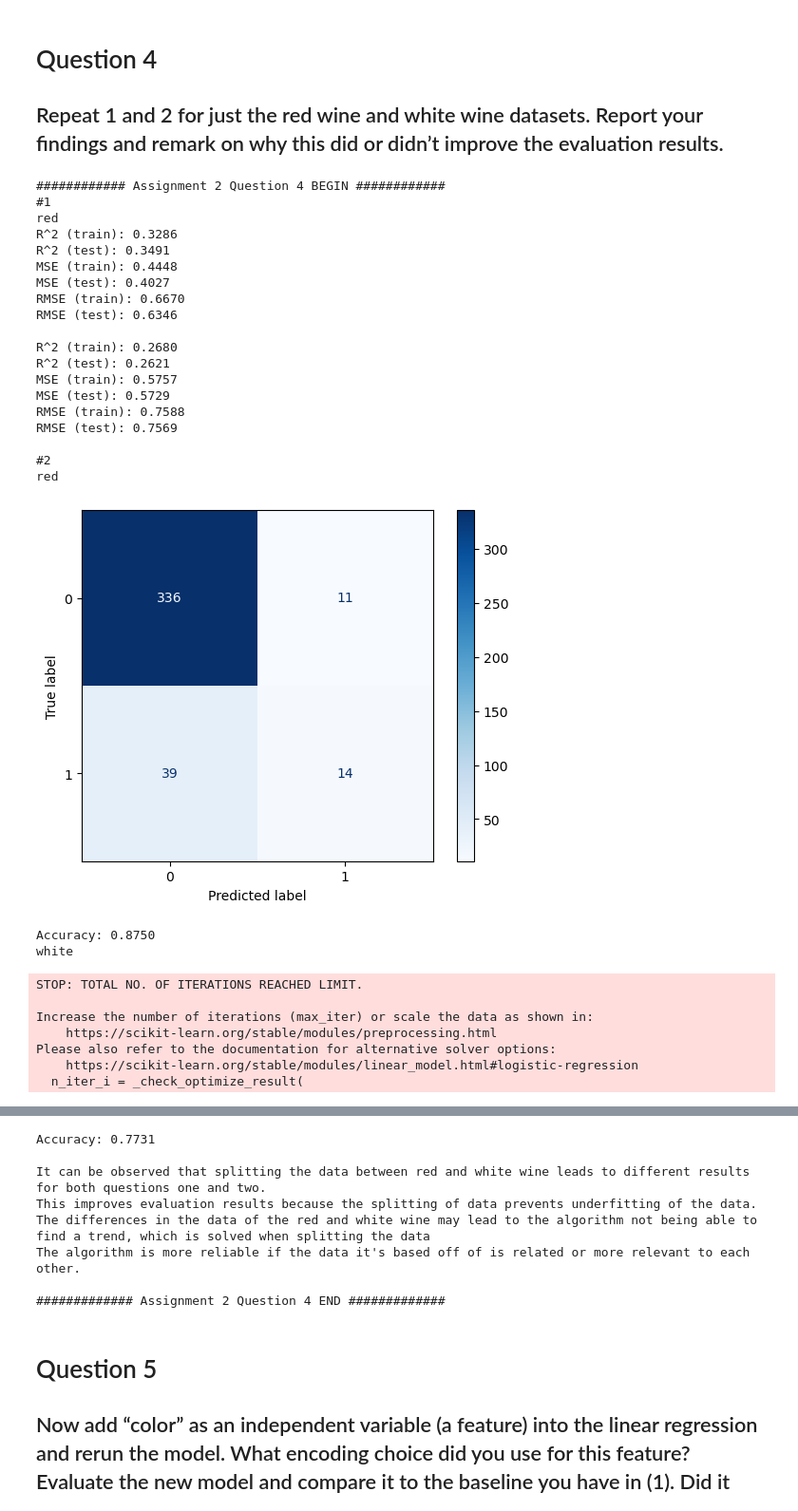
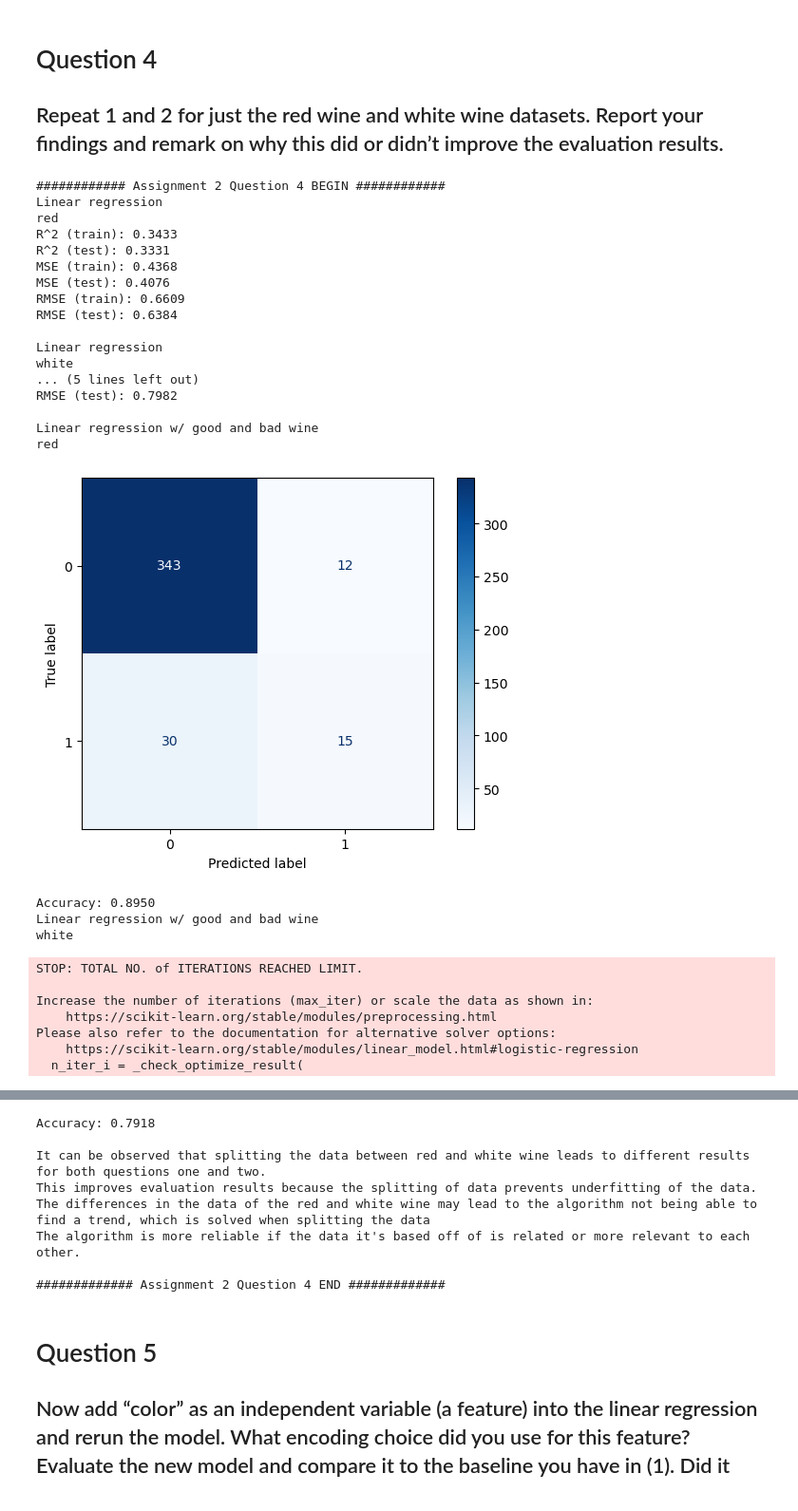
Before and after one commit to stin-j/OMIS-115-LAB, a Jupyter notebook: LAB-2/lab2.ipynb, the cells around one changed output, grey strips where cells are left out. Shown at 95% size. Cells and saved outputs as stored; diff of their text form; code cells hidden in the pictures.

Commit message:
Question 5, fix prev question with random state=0

```diff
--- a/LAB-2/lab2.ipynb
+++ b/LAB-2/lab2.ipynb
@@ -59,7 +59,7 @@ import numpy as np
 
 print("############ Assignment 2 Question 1 BEGIN ############")
 # split data into test and train
-x_train, x_test, y_train, y_test = train_test_split(x, y, random_state=42)
+x_train, x_test, y_train, y_test = train_test_split(x, y, test_size=0.25, train_size=0.75, random_state=0)
 
 # fit and predict
 lr = LinearRegression()
@@ -161,9 +154,9 @@ y_red = y[red_data]
 x_white = x[white_data]
 y_white = y[white_data]
 
-print ("#1")
+print ("Linear regression")
 print ("red")
-xr_tr, xr_te, yr_tr, yr_te = train_test_split(x_red, y_red, random_state=42)
+xr_tr, xr_te, yr_tr, yr_te = train_test_split(x_red, y_red, test_size=0.25, train_size=0.75, random_state=0)
 
 # fit and predict
 lrr = LinearRegression()
@@ -185,8 +178,9 @@ print(f"RMSE (train): {rmser_tr:.4f}")
 print(f"RMSE (test): {rmser_te:.4f}")
 
 print()
-
-xw_tr, xw_te, yw_tr, yw_te = train_test_split(x_white, y_white, random_state=42)
+print("Linear regression")
+print("white")
+xw_tr, xw_te, yw_tr, yw_te = train_test_split(x_white, y_white, test_size=0.25, train_size=0.75, random_state=0)
 
 # fit and predict
 lrw = LinearRegression()
@@ -208,14 +202,14 @@ print(f"RMSE (train): {rmsew_tr:.4f}")
 print(f"RMSE (test): {rmsew_te:.4f}")
 
 print()
-print ("#2")
+print ("Logistic regression w/ good and bad wine")
 print ("red")
 # labeling 1 for good wine (quality >= 7) and 0 otherwise
 yr_bin = (y >= 7).astype(int)
 yr_train_bin = yr_bin[yr_tr.index]
 yr_test_bin = yr_bin[yr_te.index]
 # fit logistic regression
-logregr = LogisticRegression(max_iter=1000)
+logregr = LogisticRegression(max_iter=1000, random_state=0)
 logregr.fit(xr_tr, yr_train_bin)
 yr_pred = logregr.predict(xr_te)
 
@@ -228,57 +222,56 @@ plt.show()
 acc = accuracy_score(yr_test_bin, yr_pred)
 print(f"Accuracy: {acc:.4f}")
 
+print("Logistic regression w/ good and bad wine")
 print ("white")
 # labeling 1 for good wine (quality >= 7) and 0 otherwise
 yw_bin = (y >= 7).astype(int)
 yw_train_bin = yw_bin[yw_tr.index]
 yw_test_bin = yw_bin[yw_te.index]
 # fit logistic regression
-logregw = LogisticRegression(max_iter=1000)
+logregw = LogisticRegression(max_iter=1000, random_state=0)
 logregw.fit(xw_tr, yw_train_bin)
 yw_pred = logregr.predict(xw_te)
 
 # confusion matrix and accuracy
 cm = confusion_matrix(yw_test_bin, yw_pred)
 dispr = ConfusionMatrixDisplay(confusion_matrix=cm)
 dispr.plot(cmap='Blues')
 plt.show()
 
 acc = accuracy_score(yw_test_bin, yw_pred)
 print(f"Accuracy: {acc:.4f}")
 
 print()
 print("It can be observed that splitting the data between red and white wine leads to different results for both questions one and two.")
-print("This improves evaluation results because the splitting of data prevents underfitting of the data.")
-print("The differences in the data of the red and white wine may lead to the algorithm not being able to find a trend, which is solved when splitting the data")
-print("The algorithm is more reliable if the data it's based off of is related or more relevant to each other.")
+print("This improves evaluation results because there may be different patterns in the data for red and white wine. Splitting the data better allows the model to capture the underlying trends.")
+print("The evaluation results improved for red wines but not for white wines because...")
 print()
 
 print("############# Assignment 2 Question 4 END #############")
 # %% [output]
 ############ Assignment 2 Question 4 BEGIN ############
-#1
+Linear regression
 red
-R^2 (train): 0.3286
-R^2 (test): 0.3491
-MSE (train): 0.4448
-MSE (test): 0.4027
-RMSE (train): 0.6670
-RMSE (test): 0.6346
+R^2 (train): 0.3433
+R^2 (test): 0.3331
+MSE (train): 0.4368
+MSE (test): 0.4076
+RMSE (train): 0.6609
+RMSE (test): 0.6384
 
-R^2 (train): 0.2680
-R^2 (test): 0.2621
-MSE (train): 0.5757
-MSE (test): 0.5729
-RMSE (train): 0.7588
-RMSE (test): 0.7569
+Linear regression
+white
+... (5 lines left out)
+RMSE (test): 0.7982
 
-#2
+Linear regression w/ good and bad wine
 red
-[figure, old version]
+[figure, new version]
-Accuracy: 0.8750
+Accuracy: 0.8950
+Linear regression w/ good and bad wine
 white
-STOP: TOTAL NO. OF ITERATIONS REACHED LIMIT.
+STOP: TOTAL NO. of ITERATIONS REACHED LIMIT.
 
 Increase the number of iterations (max_iter) or scale the data as shown in:
     https://scikit-learn.org/stable/modules/preprocessing.html
@@ -289,4 +282,4 @@ Please also refer to the documentation for alternative solver options:
-Accuracy: 0.7731
+Accuracy: 0.7918
 
 It can be observed that splitting the data between red and white wine leads to different results for both questions one and two.
 This improves evaluation results because the splitting of data prevents underfitting of the data.
```
Also changed, not shown: parts of 6 cells of this notebook.
